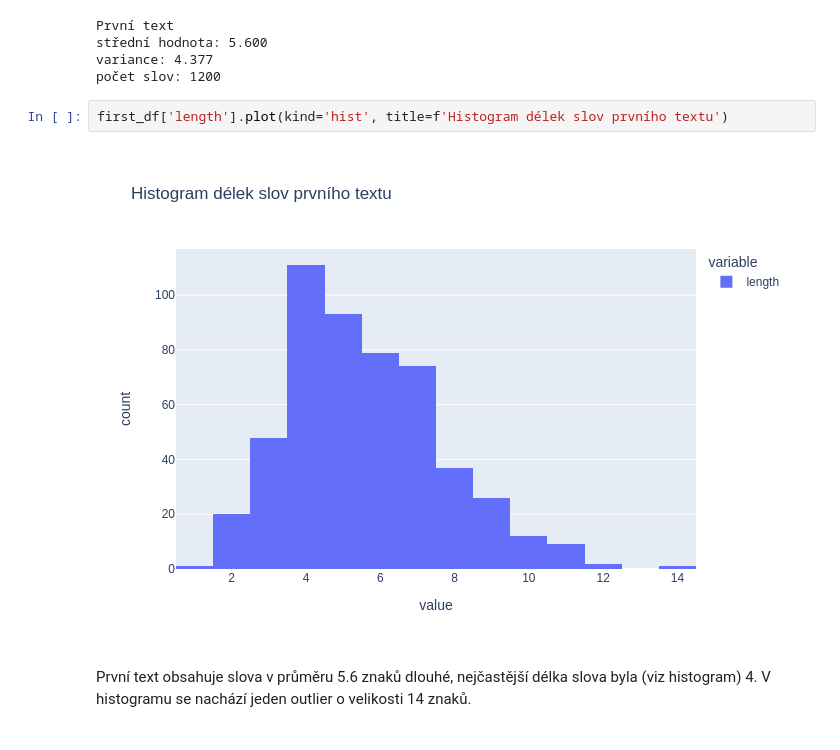
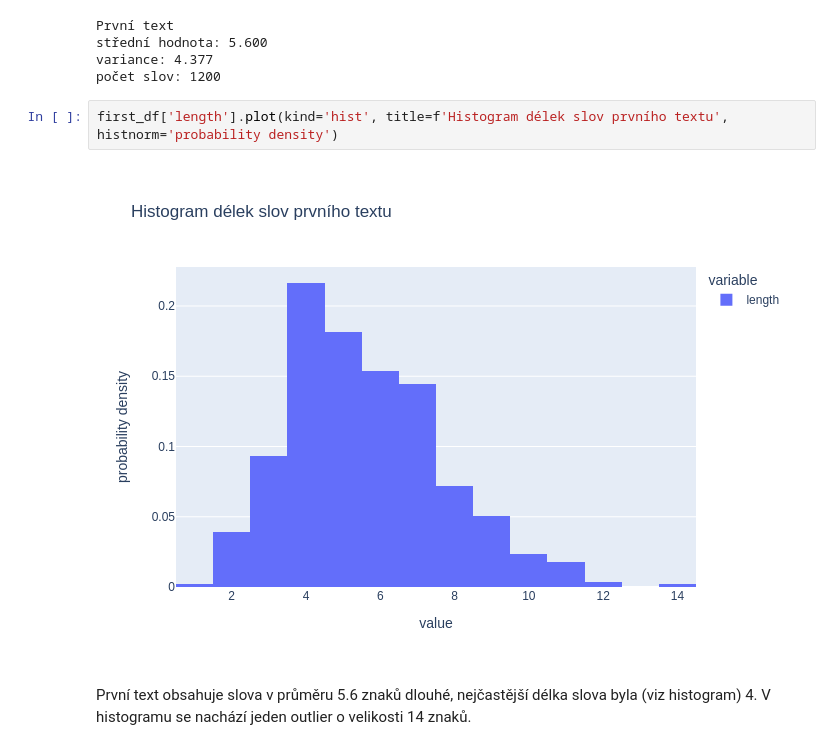
Before and after one commit to Eldeeqq/NI-VSM, a Jupyter notebook: notebooks/DU_2.ipynb, the cells around one changed output. Drawn from its saved outputs; the diff is of its cells as text.

```diff
--- a/notebooks/DU_2.ipynb
+++ b/notebooks/DU_2.ipynb
@@ -64,9 +64,9 @@ střední hodnota: 5.600
 variance: 4.377
 počet slov: 1200
 # %%
-first_df['length'].plot(kind='hist', title=f'Histogram délek slov prvního textu')
+first_df['length'].plot(kind='hist', title=f'Histogram délek slov prvního textu', histnorm='probability density')
 # %% [output]
-[figure, old version]
+[figure, new version]
 # %% [markdown]
 První text obsahuje slova v průměru 5.6 znaků dlouhé, nejčastější délka slova byla (viz histogram) 4. V histogramu se nachází jeden outlier o velikosti 14 znaků.
 # %%
```
Also changed, not shown: parts of 10 cells of this notebook, 1 other file.
